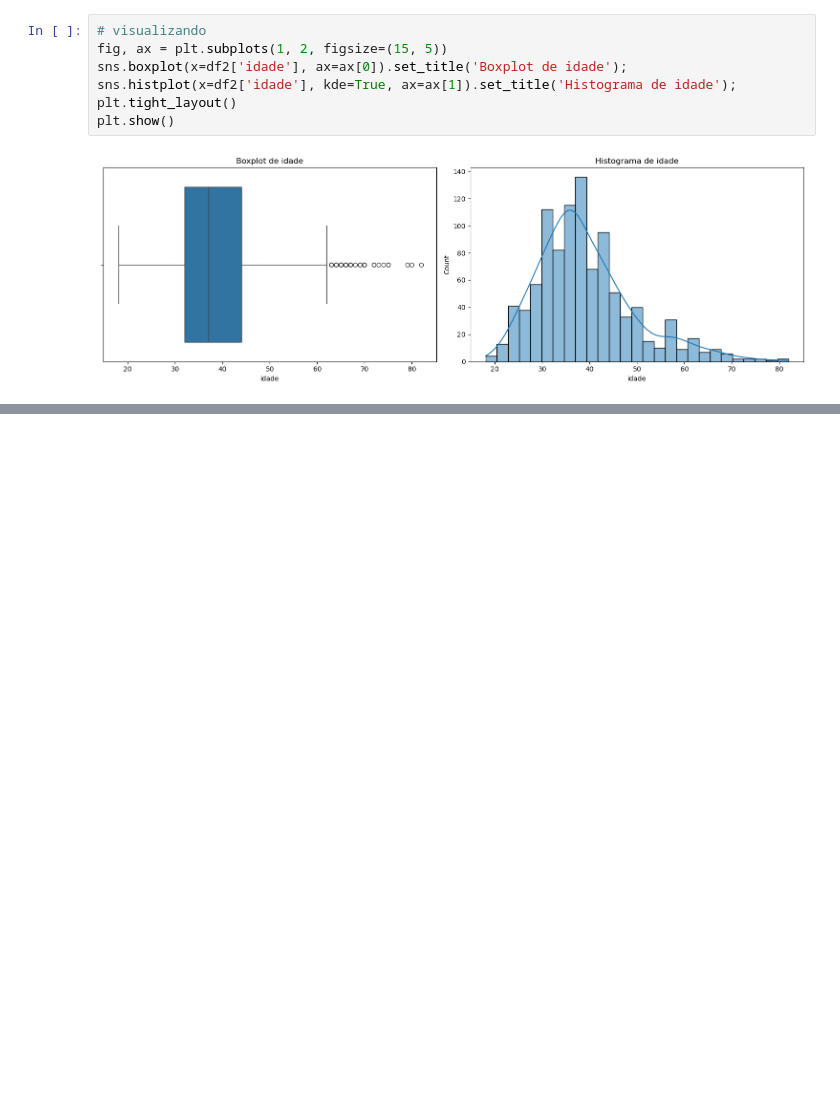
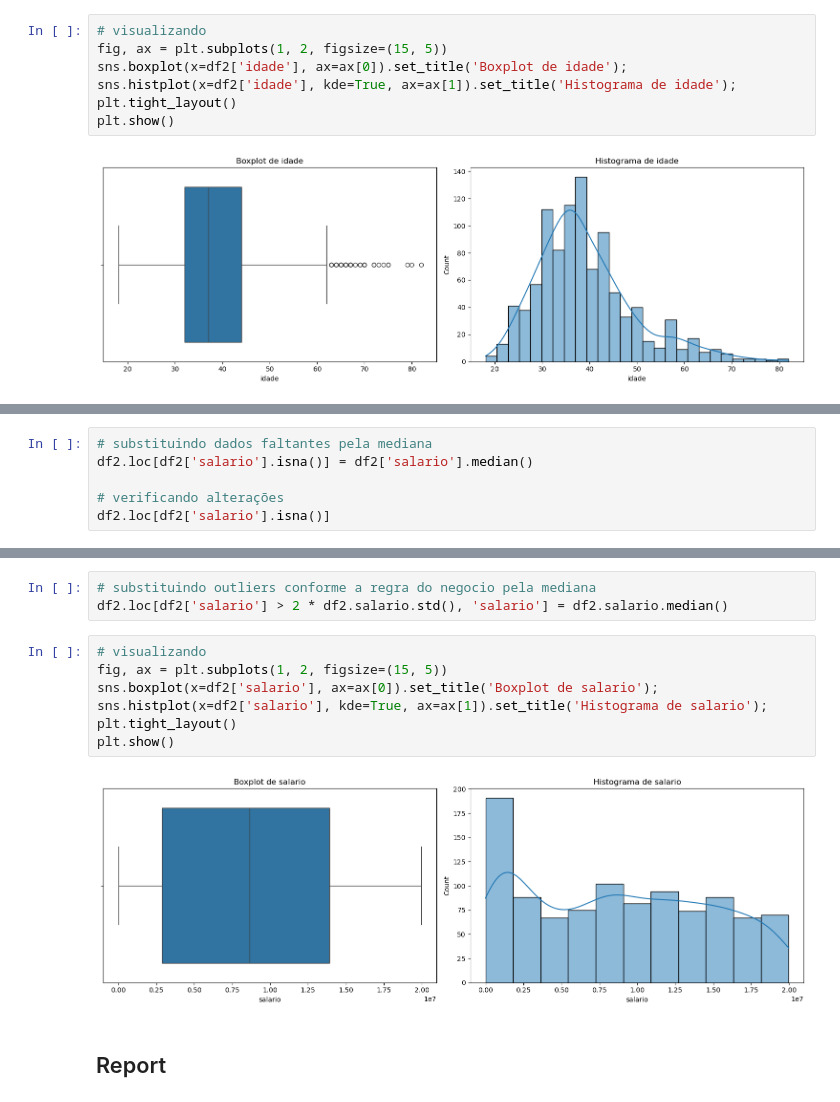
Before and after one commit to esscova/data_analytics, a Jupyter notebook: notebooks/eda-churn[python].ipynb, the cells around one changed output, grey strips where cells are left out. Cells and saved outputs as stored; diff of their text form; blank space fills up the shorter version.

```diff
--- a/notebooks/eda-churn[python].ipynb
+++ b/notebooks/eda-churn[python].ipynb
@@ -338,0 +357,6 @@ plt.show()
+# %%
+# substituindo dados faltantes pela mediana
+df2.loc[df2['salario'].isna()] = df2['salario'].median()
+
+# verificando alterações
+df2.loc[df2['salario'].isna()]
@@ -338,0 +374,14 @@ plt.show()
+# %%
+# substituindo outliers conforme a regra do negocio pela mediana
+df2.loc[df2['salario'] > 2 * df2.salario.std(), 'salario'] = df2.salario.median()
+# %%
+# visualizando
+fig, ax = plt.subplots(1, 2, figsize=(15, 5))
+sns.boxplot(x=df2['salario'], ax=ax[0]).set_title('Boxplot de salario');
+sns.histplot(x=df2['salario'], kde=True, ax=ax[1]).set_title('Histograma de salario');
+plt.tight_layout()
+plt.show()
+# %% [output]
+[figure, added]
+# %% [markdown]
+## Report
```
Also changed, not shown: parts of 8 cells of this notebook.
